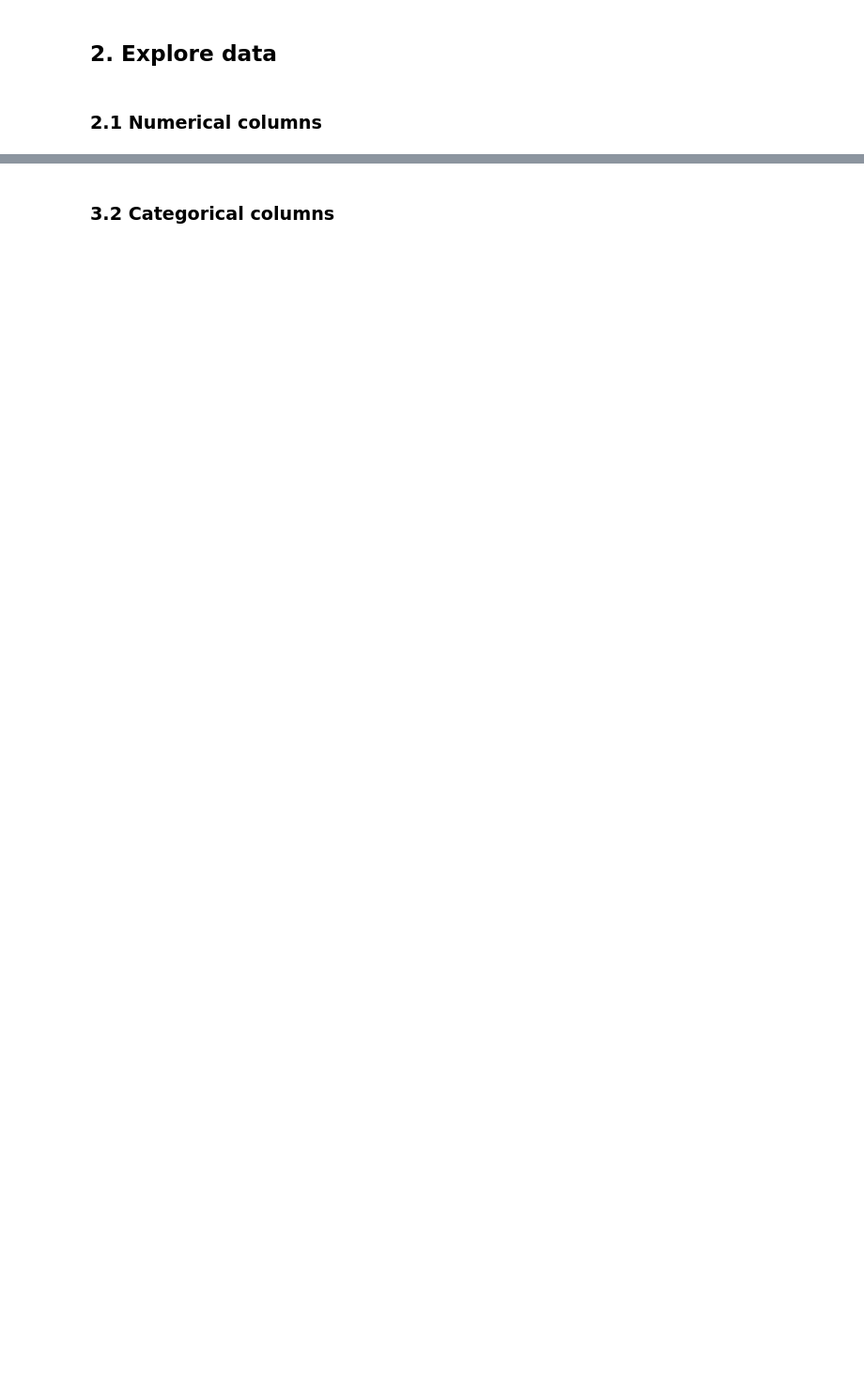
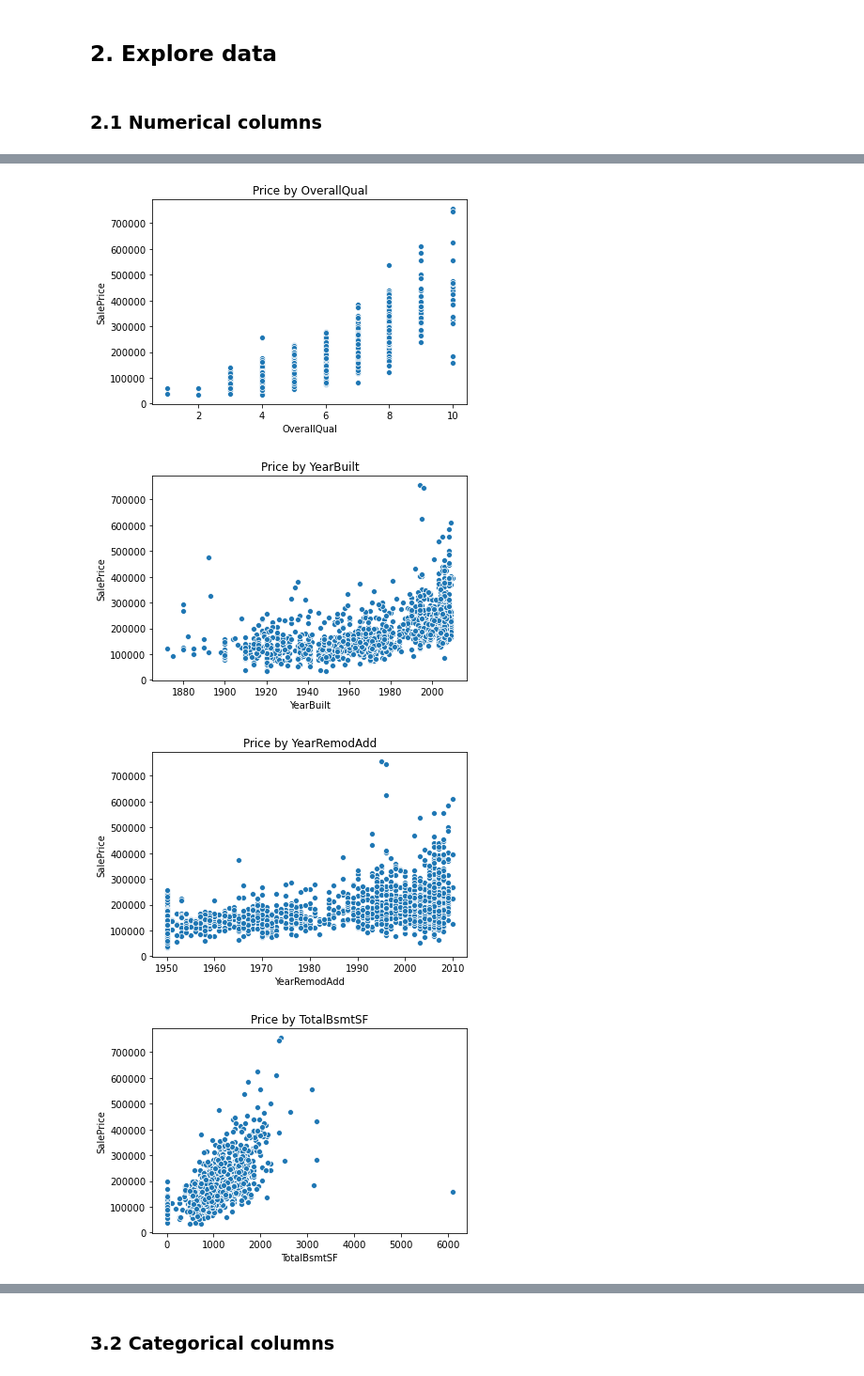
Before and after one commit to jfmdev/simple_ml, a Jupyter notebook: houses/houses.ipynb, the cells around one changed output, grey strips where cells are left out. Shown at 94% size. Drawn from its saved outputs; the diff is of its cells as text; code cells hidden in the pictures; blank space fills up the shorter version.

```diff
--- a/houses/houses.ipynb
+++ b/houses/houses.ipynb
@@ -146,0 +142,12 @@ plt.show()
+# %%
+# Draw bar chars for each column whose correlation is superior to 0.5.
+for column in NUMERIC_COLUMNS:
+    if num_corrs[column] > 0.5:
+        plt.figure(figsize=(6,4))
+        plt.title("Price by " + column)
+        sns.scatterplot(data=train_data, x=column, y=TARGET)
+# %% [output]
+[figure, added]
+[figure, added]
+[figure, added]
+[figure, added]
```
Also changed, not shown: parts of 30 cells of this notebook.
